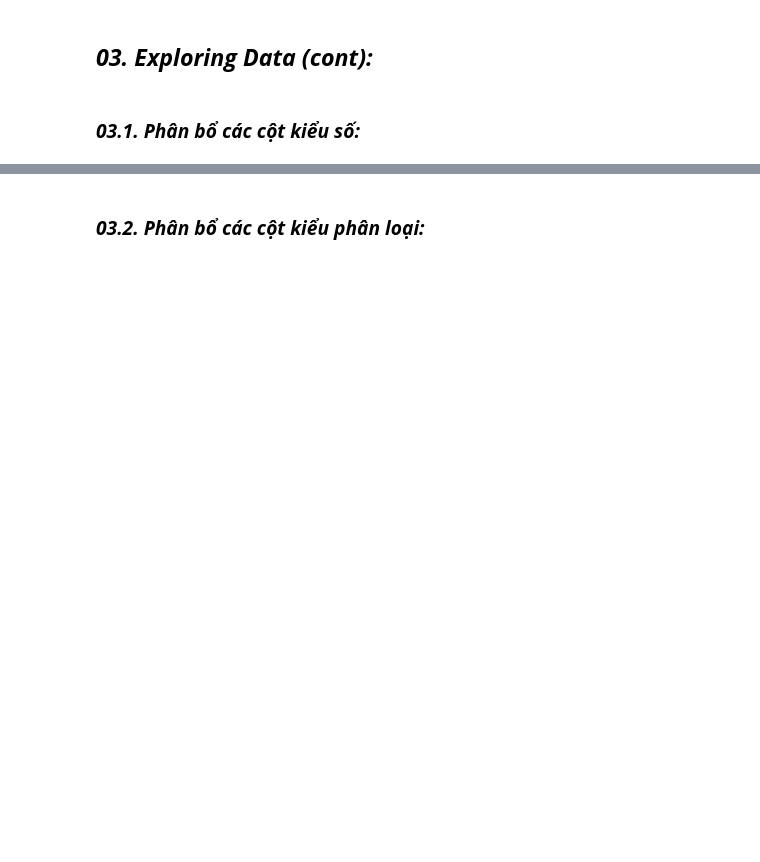
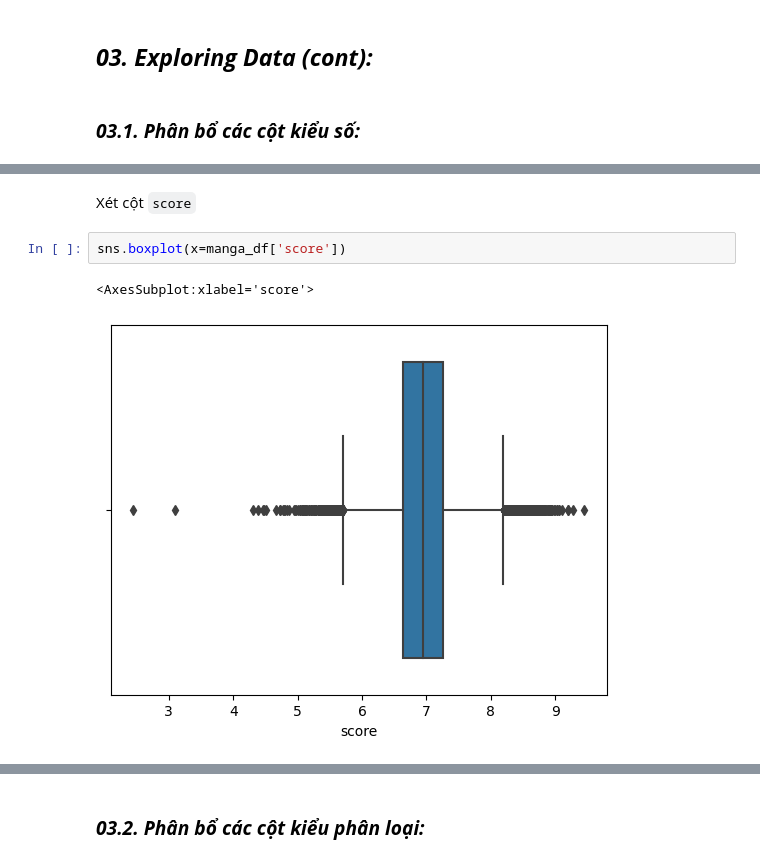
Before and after one commit to lengoctuong/Prj-Manga-Dataset_Programming4DS, a Jupyter notebook: 02_Exploring-Preprocessing-Data.ipynb, the cells around one changed output, grey strips where cells are left out. Drawn from its saved outputs; the diff is of its cells as text; blank space fills up the shorter version.

```diff
--- a/02_Exploring-Preprocessing-Data.ipynb
+++ b/02_Exploring-Preprocessing-Data.ipynb
@@ -244,0 +259,7 @@ nume_cols_dist_df
+# %% [markdown]
+Xét cột `score`
+# %%
+sns.boxplot(x=manga_df['score'])
+# %% [output]
+<AxesSubplot:xlabel='score'>
+[figure, added]
```
Also changed, not shown: parts of 15 cells of this notebook.
